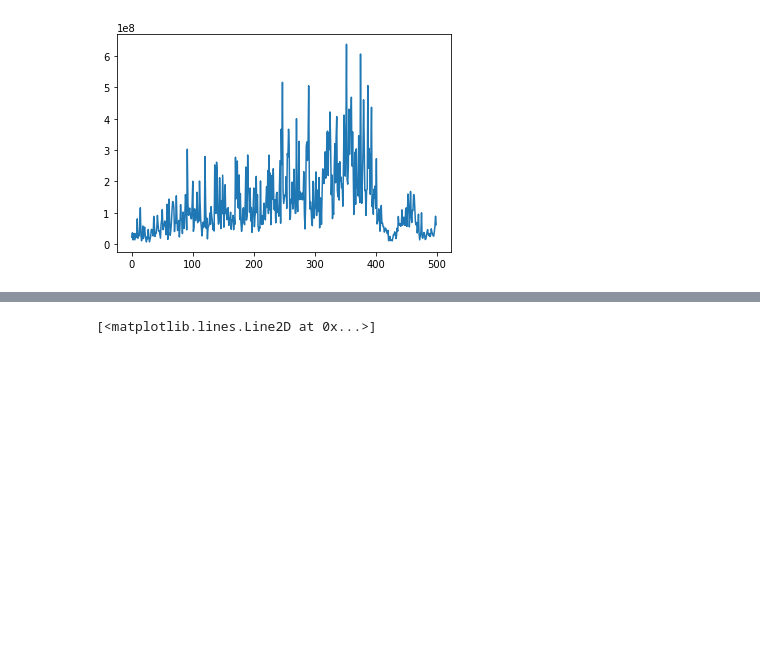
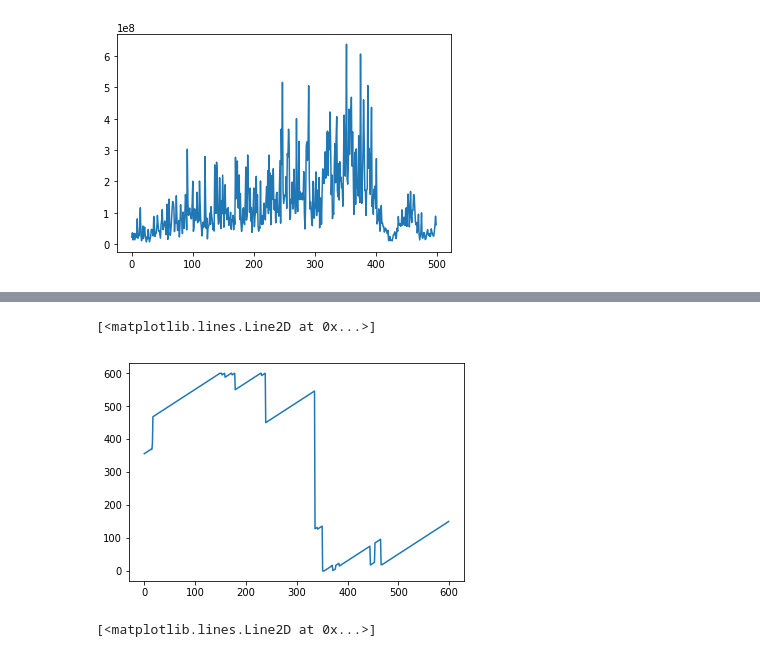
Before and after one commit to alpha358/audio_motif_search, a Jupyter notebook: analyse_two_series.ipynb, the cells around one changed output, grey strips where cells are left out. Cells and saved outputs as stored; diff of their text form; code cells hidden in the pictures; blank space fills up the shorter version.

```diff
--- a/analyse_two_series.ipynb
+++ b/analyse_two_series.ipynb
@@ -199,3 +198,8 @@ array([599.])
+# %%
+plt.plot(mpIndex)
+# %% [output]
+[<matplotlib.lines.Line2D at 0x...>]
+[figure, added]
 # %%
 Pab, Iab = stomp(mel_A[10, 1000:2000], 400)
 # %%
```
Also changed, not shown: parts of 14 cells of this notebook, 1 other file.
